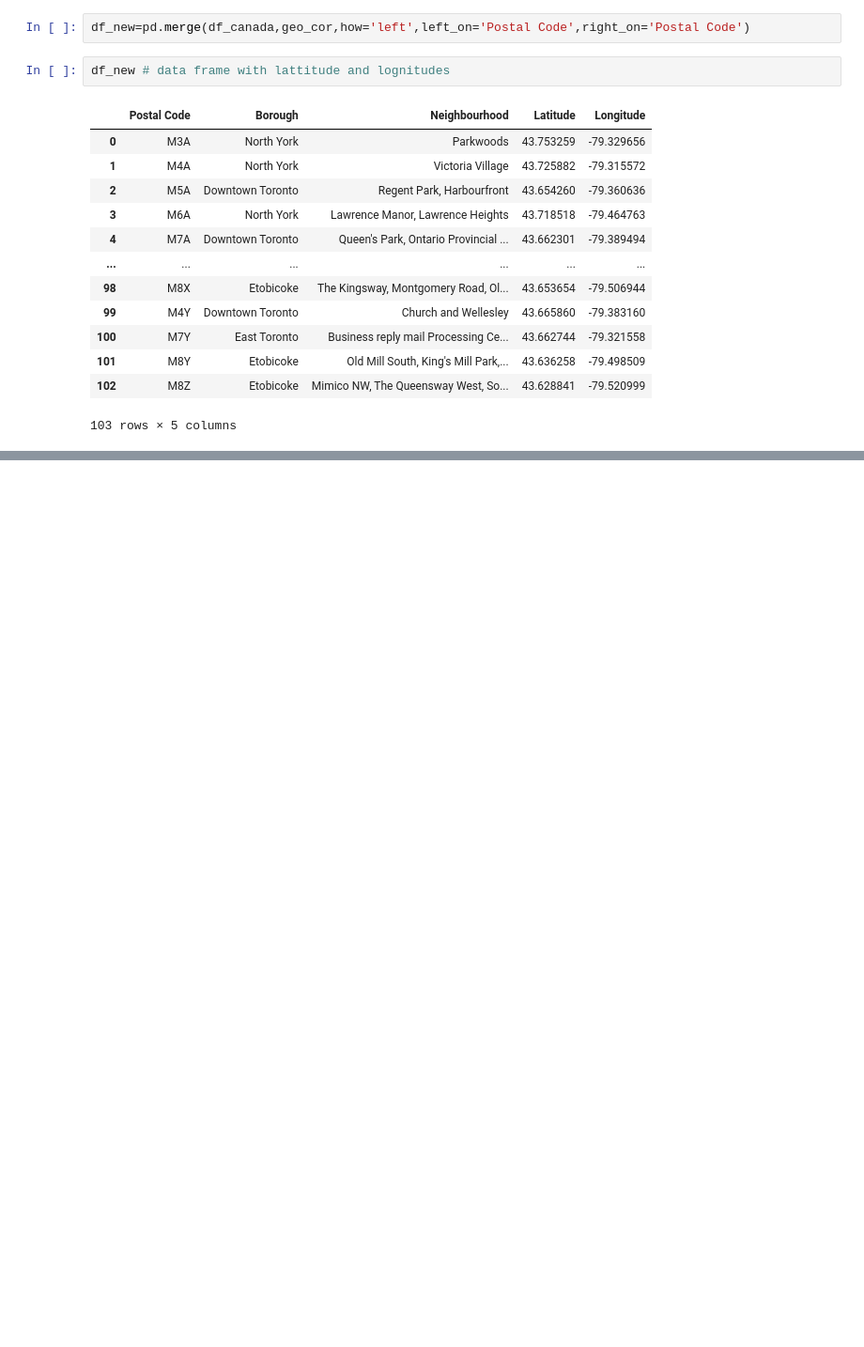
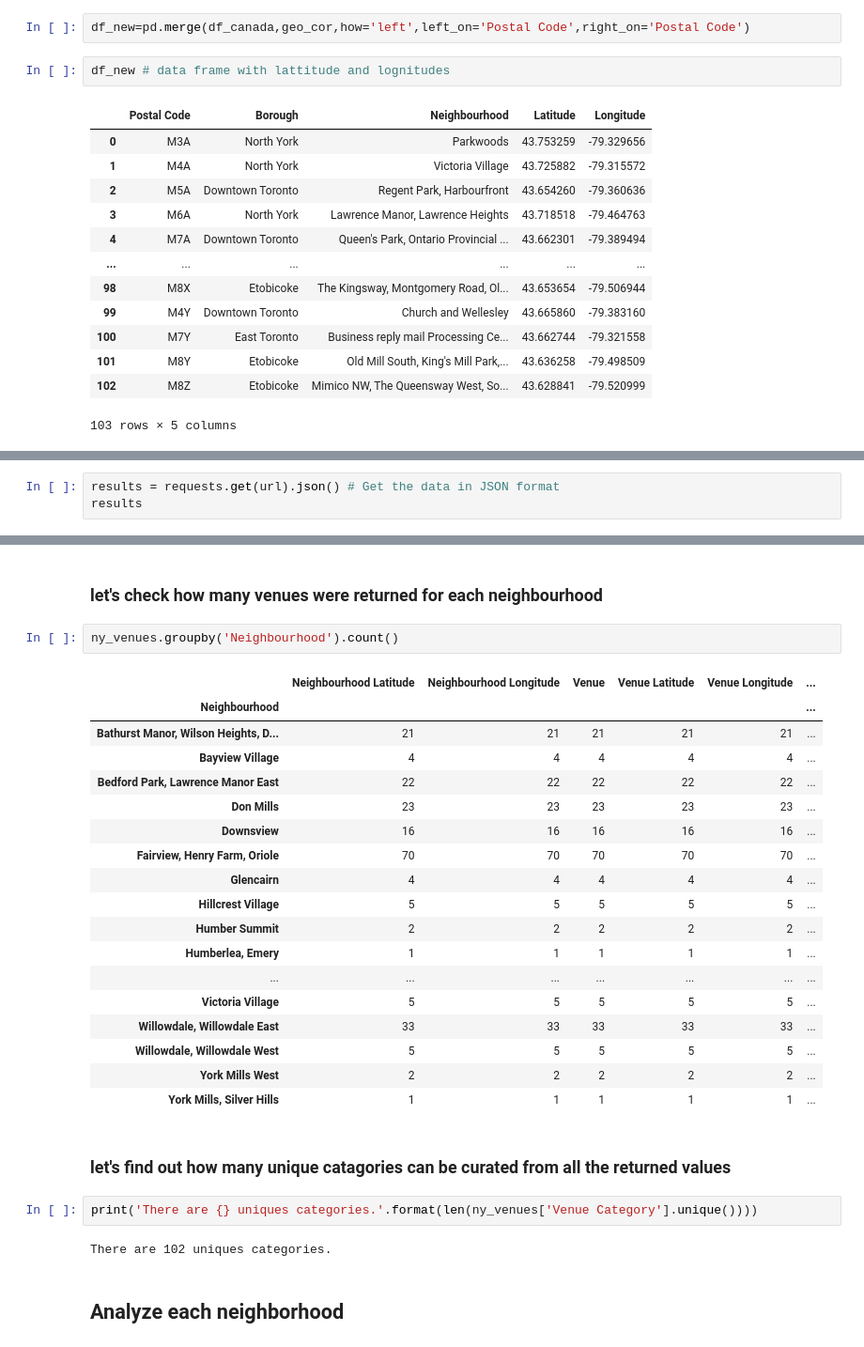
Before and after one commit to AbhyudayaP/Coursera_Capstone, a Jupyter notebook: Week_3.ipynb, the cells around one changed output, grey strips where cells are left out. Shown at 94% size. Drawn from its saved outputs; the diff is of its cells as text; blank space fills up the shorter version.

```diff
--- a/Week_3.ipynb
+++ b/Week_3.ipynb
@@ -207,0 +354,3 @@ df_new # data frame with lattitude and lognitudes
+# %%
+results = requests.get(url).json() # Get the data in JSON format
+results
@@ -207,0 +489,31 @@ df_new # data frame with lattitude and lognitudes
+# %% [markdown]
+### let's check how many venues were returned for each neighbourhood
+# %%
+ny_venues.groupby('Neighbourhood').count()
+# %% [output]
+|  | Neighbourhood Latitude | Neighbourhood Longitude | Venue | Venue Latitude | Venue Longitude | ... |
+| Neighbourhood |  |  |  |  |  | ... |
+| Bathurst Manor, Wilson Heights, D... | 21 | 21 | 21 | 21 | 21 | ... |
+| Bayview Village | 4 | 4 | 4 | 4 | 4 | ... |
+| Bedford Park, Lawrence Manor East | 22 | 22 | 22 | 22 | 22 | ... |
+| Don Mills | 23 | 23 | 23 | 23 | 23 | ... |
+| Downsview | 16 | 16 | 16 | 16 | 16 | ... |
+| Fairview, Henry Farm, Oriole | 70 | 70 | 70 | 70 | 70 | ... |
+| Glencairn | 4 | 4 | 4 | 4 | 4 | ... |
+| Hillcrest Village | 5 | 5 | 5 | 5 | 5 | ... |
+| Humber Summit | 2 | 2 | 2 | 2 | 2 | ... |
+| Humberlea, Emery | 1 | 1 | 1 | 1 | 1 | ... |
+| ... | ... | ... | ... | ... | ... | ... |
+| Victoria Village | 5 | 5 | 5 | 5 | 5 | ... |
+| Willowdale, Willowdale East | 33 | 33 | 33 | 33 | 33 | ... |
+| Willowdale, Willowdale West | 5 | 5 | 5 | 5 | 5 | ... |
+| York Mills West | 2 | 2 | 2 | 2 | 2 | ... |
+| York Mills, Silver Hills | 1 | 1 | 1 | 1 | 1 | ... |
+# %% [markdown]
+### let's find out how many unique catagories can be curated from all the returned values
+# %%
+print('There are {} uniques categories.'.format(len(ny_venues['Venue Category'].unique())))
+# %% [output]
+There are 102 uniques categories.
+# %% [markdown]
+## Analyze each neighborhood
```
Also changed, not shown: parts of 61 cells of this notebook.
